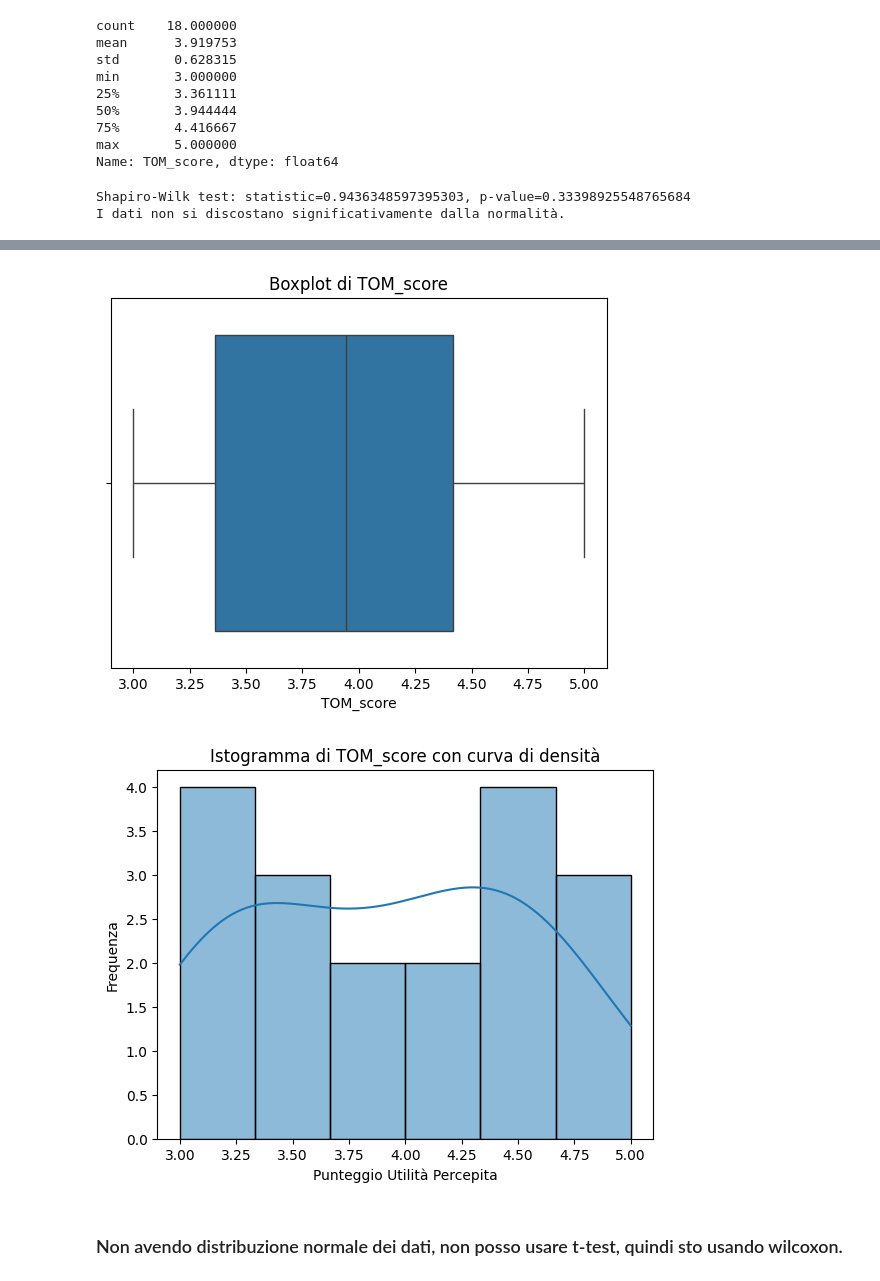
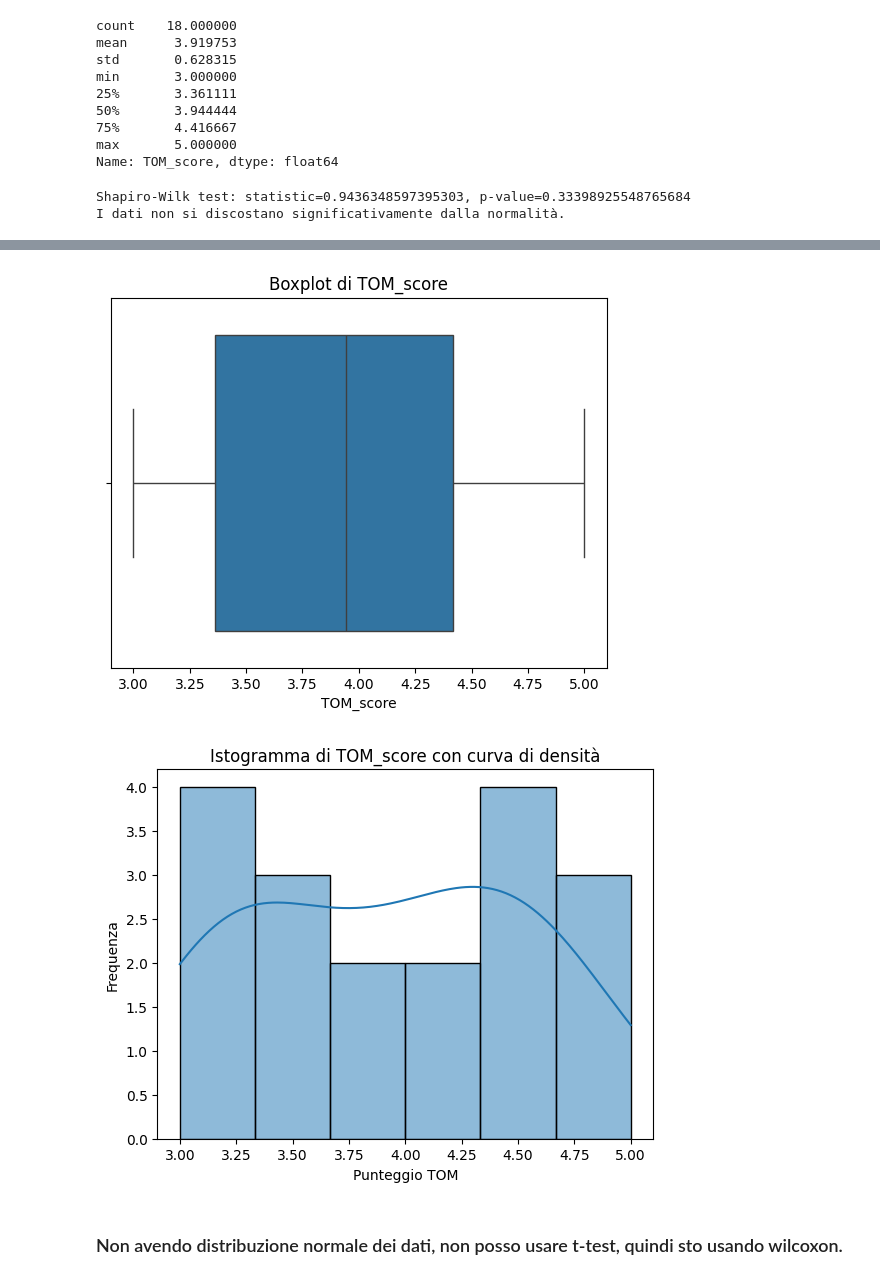
Before and after one commit to leotodisco/TARS_empirical_experiment, a Jupyter notebook: statistical_analysis/RQ3_statistical_analysis.ipynb, the cells around one changed output, grey strips where cells are left out. Drawn from its saved outputs; the diff is of its cells as text; code cells hidden in the pictures.

```diff
--- a/statistical_analysis/RQ3_statistical_analysis.ipynb
+++ b/statistical_analysis/RQ3_statistical_analysis.ipynb
@@ -184,44 +184,40 @@ Name: TOM_score, dtype: float64
 # %%
 from scipy import stats
 import matplotlib.pyplot as plt
 import seaborn as sns
 
 tom_scores = rq_3_df["TOM_score"]
-
 
 shapiro_stat, shapiro_p = stats.shapiro(tom_scores)
 print(f"Shapiro-Wilk test: statistic={shapiro_stat}, p-value={shapiro_p}")
 if shapiro_p > 0.05:
     print("I dati non si discostano significativamente dalla normalità.")
 else:
     print("I dati si discostano dalla normalità.")
 
 
 import statsmodels.api as sm
 sm.qqplot(tom_scores, line='s')
 plt.title("QQ-plot per TOM_score")
 plt.show()
 
 
 sns.boxplot(x=tom_scores)
 plt.title("Boxplot di TOM_score")
 plt.show()
+
+
+sns.histplot(tom_scores.to_list(), kde=True)
+plt.title("Istogramma di TOM_score con curva di densità")
+plt.xlabel("Punteggio TOM")
+plt.ylabel("Frequenza")
+plt.show()
 # %% [output]
 Shapiro-Wilk test: statistic=0.9436348597395303, p-value=0.33398925548765684
 I dati non si discostano significativamente dalla normalità.
 [figure]
 [figure]
+[figure, added]
-# %%
-import seaborn as sns
-import matplotlib.pyplot as plt
-
-sns.histplot(tom_scores.to_list(), kde=True)
-plt.title("Istogramma di TOM_score con curva di densità")
-plt.xlabel("Punteggio Utilità Percepita")
-plt.ylabel("Frequenza")
-plt.show()
-# %% [output]
-[figure, removed]
 # %% [markdown]
 ### Non avendo distribuzione normale dei dati, non posso usare t-test, quindi sto usando wilcoxon.
 # %%
```
Also changed, not shown: parts of 1 cell of this notebook, 23 other files.
